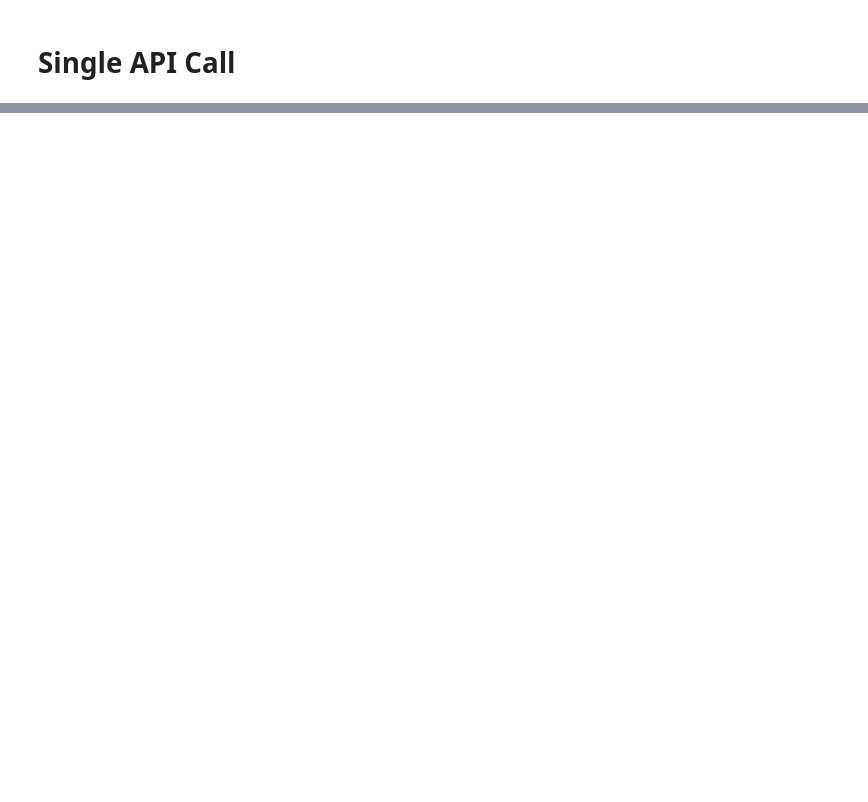
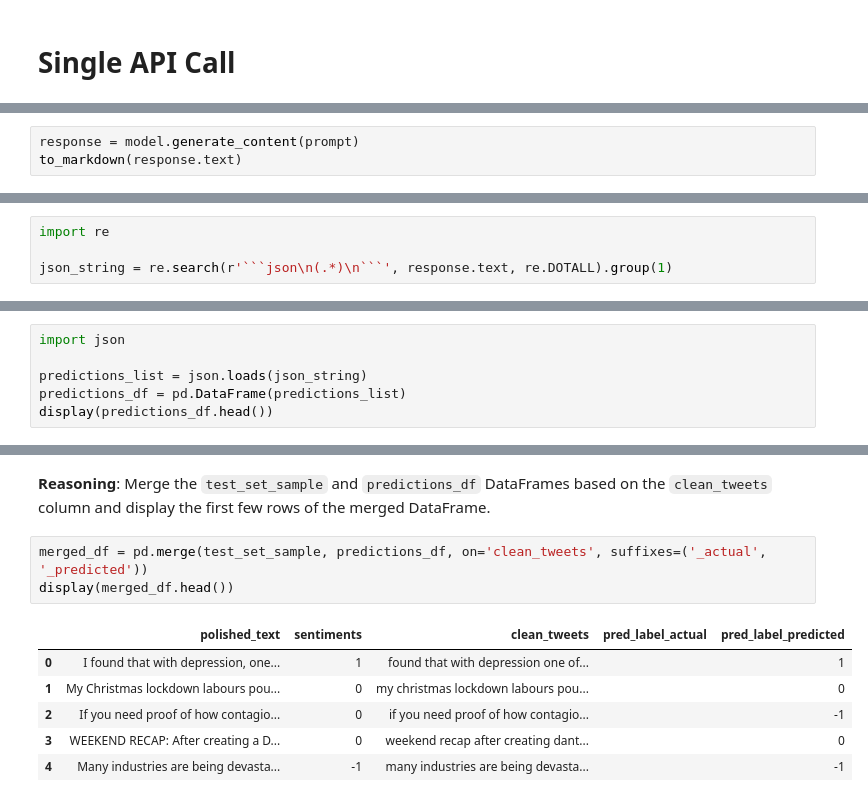
Before and after one commit to AnusreeMandal/twitter-sentiment-analysis, a Jupyter notebook: TWEETSANALYSIS.ipynb, the cells around one changed output, grey strips where cells are left out. Saved outputs shown, nothing was run; the diff lists cells and outputs as text; blank space fills up the shorter version.

````diff
--- a/TWEETSANALYSIS.ipynb
+++ b/TWEETSANALYSIS.ipynb
@@ -382,0 +401,3 @@ response = model.gener
+# %%
+response = model.generate_content(prompt)
+to_markdown(response.text)
@@ -382,0 +419,4 @@ response = model.gener
+# %%
+import re
+
+json_string = re.search(r'```json\n(.*)\n```', response.text, re.DOTALL).group(1)
@@ -382,0 +431,6 @@ response = model.gener
+# %%
+import json
+
+predictions_list = json.loads(json_string)
+predictions_df = pd.DataFrame(predictions_list)
+display(predictions_df.head())
@@ -382,0 +449,13 @@ response = model.gener
+# %% [markdown]
+**Reasoning**:
+Merge the `test_set_sample` and `predictions_df` DataFrames based on the `clean_tweets` column and display the first few rows of the merged DataFrame.
+# %%
+merged_df = pd.merge(test_set_sample, predictions_df, on='clean_tweets', suffixes=('_actual', '_predicted'))
+display(merged_df.head())
+# %% [output]
+|  | polished_text | sentiments | clean_tweets | pred_label_actual | pred_label_predicted |
+| 0 | I found that with depression, one... | 1 | found that with depression one of... |  | 1 |
+| 1 | My Christmas lockdown labours pou... | 0 | my christmas lockdown labours pou... |  | 0 |
+| 2 | If you need proof of how contagio... | 0 | if you need proof of how contagio... |  | -1 |
+| 3 | WEEKEND RECAP: After creating a D... | 0 | weekend recap after creating dant... |  | 0 |
+| 4 | Many industries are being devasta... | -1 | many industries are being devasta... |  | -1 |
````
Also changed, not shown: parts of 41 cells of this notebook.
